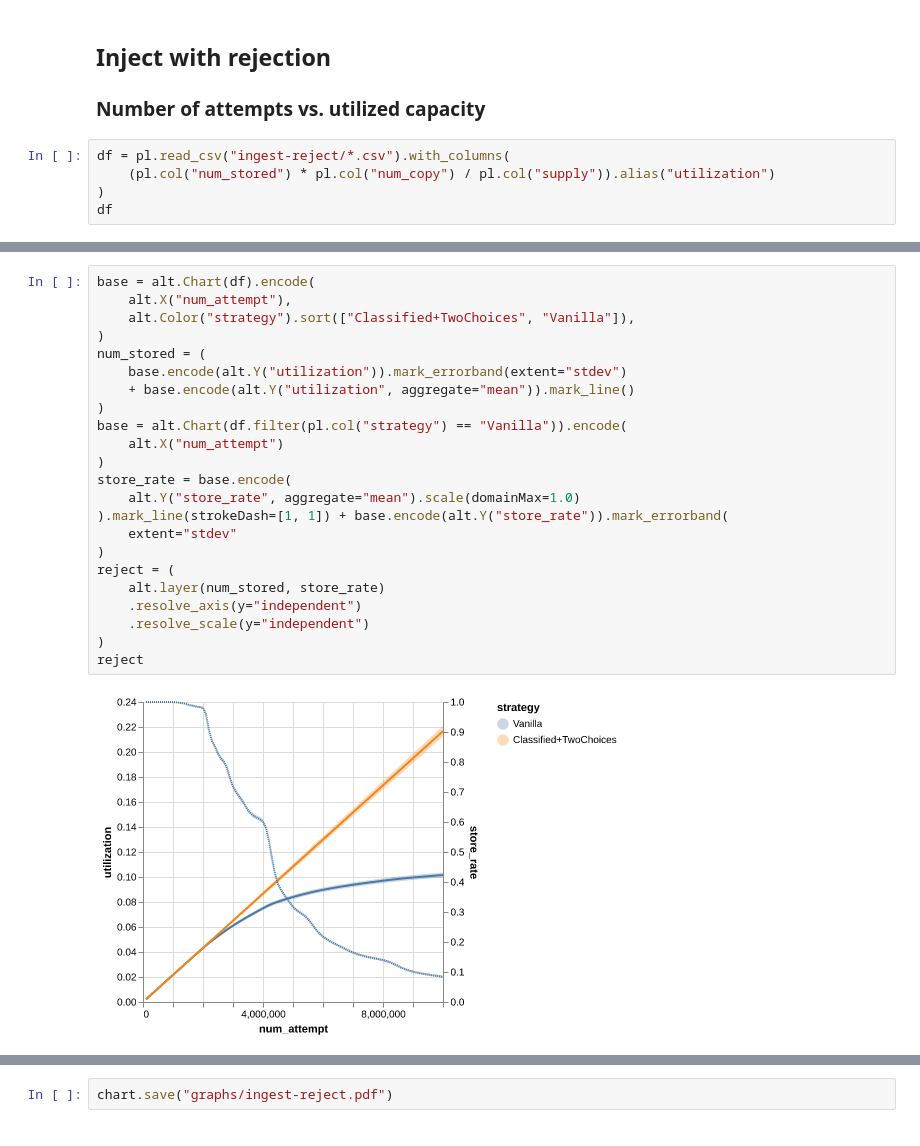
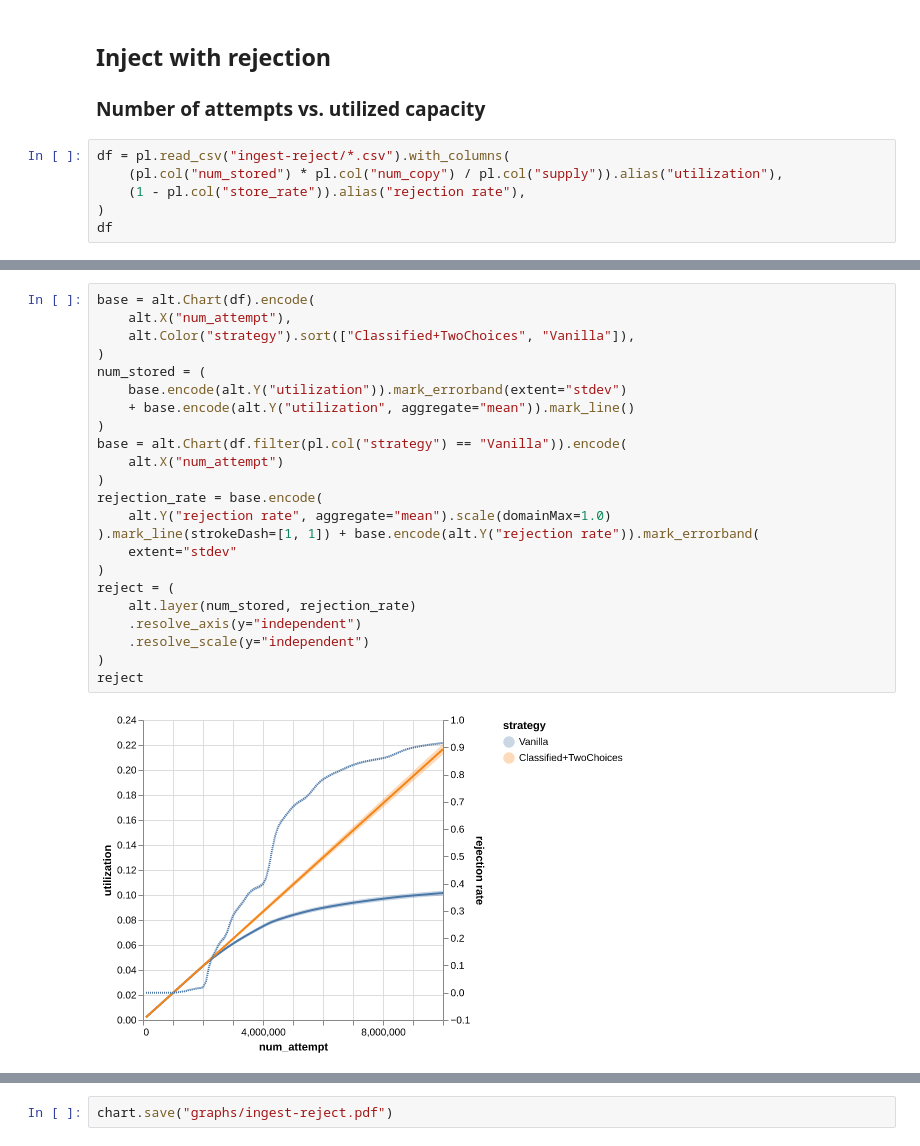
Before and after one commit to sgdxbc/storage-simulation-data, a Jupyter notebook: graphs.ipynb, the cells around one changed output, grey strips where cells are left out. Drawn from its saved outputs; the diff is of its cells as text.

```diff
--- a/graphs.ipynb
+++ b/graphs.ipynb
@@ -190,7 +190,8 @@ chart.save("graphs/freq-capacity.pdf")
 ### Number of attempts vs. utilized capacity
 # %%
 df = pl.read_csv("ingest-reject/*.csv").with_columns(
-    (pl.col("num_stored") * pl.col("num_copy") / pl.col("supply")).alias("utilization")
+    (pl.col("num_stored") * pl.col("num_copy") / pl.col("supply")).alias("utilization"),
+    (1 - pl.col("store_rate")).alias("rejection rate"),
 )
 df
 # %% [output]
@@ -211,28 +212,28 @@ shape: (20_000, 11)
 # %%
 base = alt.Chart(df).encode(
     alt.X("num_attempt"),
     alt.Color("strategy").sort(["Classified+TwoChoices", "Vanilla"]),
 )
 num_stored = (
     base.encode(alt.Y("utilization")).mark_errorband(extent="stdev")
     + base.encode(alt.Y("utilization", aggregate="mean")).mark_line()
 )
 base = alt.Chart(df.filter(pl.col("strategy") == "Vanilla")).encode(
     alt.X("num_attempt")
 )
-store_rate = base.encode(
-    alt.Y("store_rate", aggregate="mean").scale(domainMax=1.0)
-).mark_line(strokeDash=[1, 1]) + base.encode(alt.Y("store_rate")).mark_errorband(
+rejection_rate = base.encode(
+    alt.Y("rejection rate", aggregate="mean").scale(domainMax=1.0)
+).mark_line(strokeDash=[1, 1]) + base.encode(alt.Y("rejection rate")).mark_errorband(
     extent="stdev"
 )
 reject = (
-    alt.layer(num_stored, store_rate)
+    alt.layer(num_stored, rejection_rate)
     .resolve_axis(y="independent")
     .resolve_scale(y="independent")
 )
 reject
 # %% [output]
-[figure, old version]
+[figure, new version]
 # %%
 df = (
     pl.read_csv("ingest-evict/*.csv")
```
Also changed, not shown: parts of 10 cells of this notebook, 6 other files.
